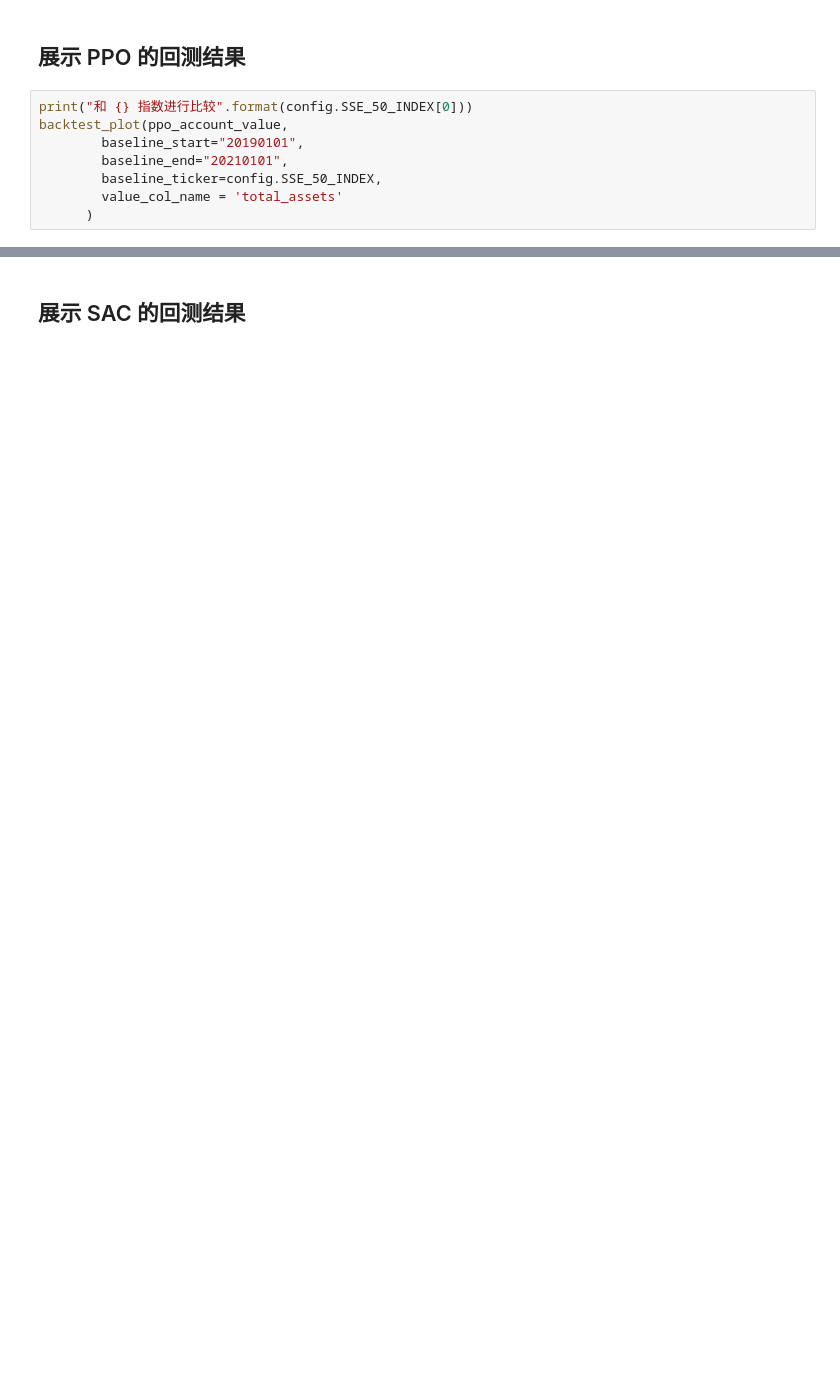
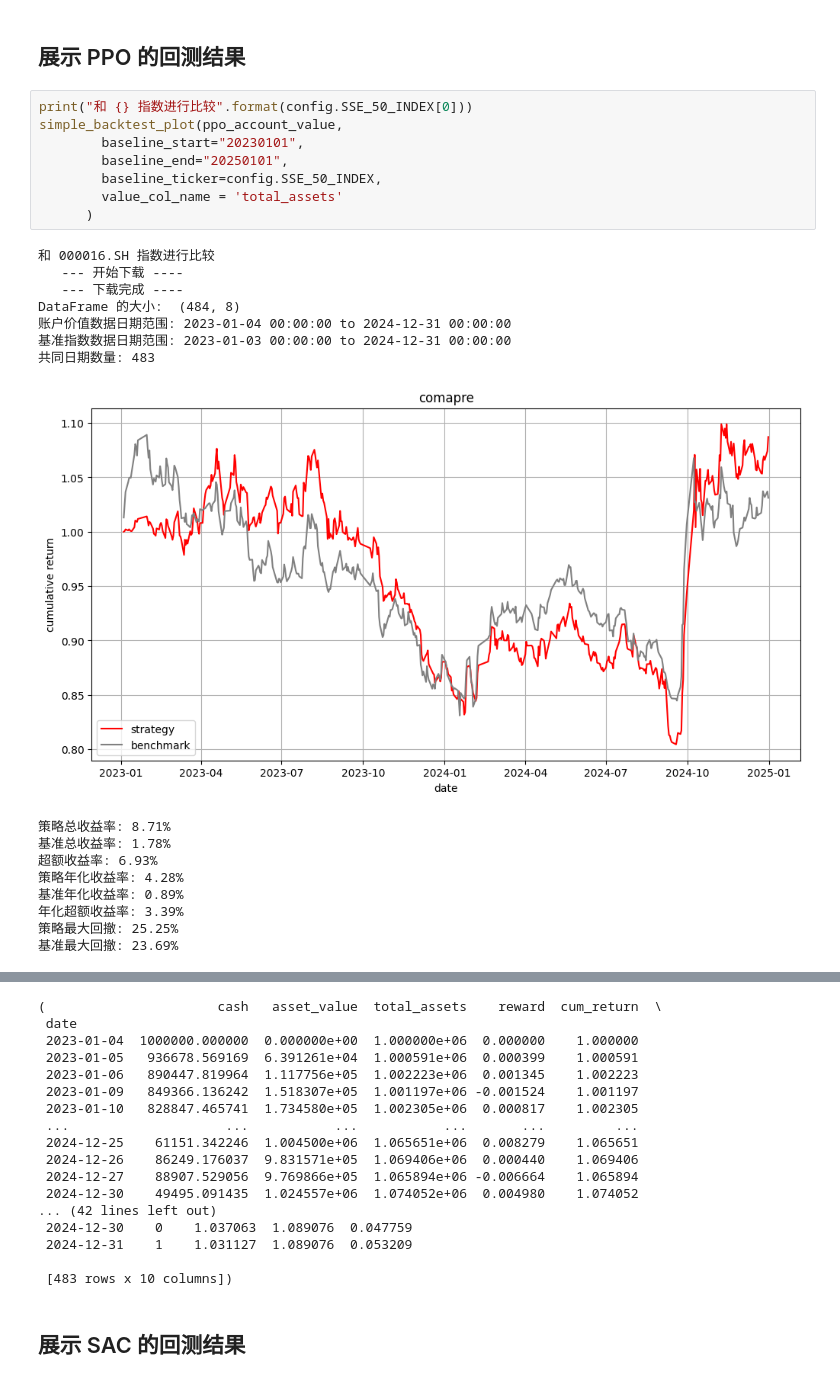
Before and after one commit to liuandian/rl-stock, a Jupyter notebook: plot_traded_result.ipynb, the cells around one changed output, grey strips where cells are left out. Saved outputs shown, nothing was run; the diff lists cells and outputs as text; blank space fills up the shorter version.

```diff
--- a/plot_traded_result.ipynb
+++ b/plot_traded_result.ipynb
@@ -125,9 +187,26 @@ backtest_plot(ddpg_account_value,
 ## 展示 PPO 的回测结果
 # %%
 print("和 {} 指数进行比较".format(config.SSE_50_INDEX[0]))
-backtest_plot(ppo_account_value,
-        baseline_start="20190101",
-        baseline_end="20210101",
+simple_backtest_plot(ppo_account_value,
+        baseline_start="20230101",
+        baseline_end="20250101",
         baseline_ticker=config.SSE_50_INDEX,
         value_col_name = 'total_assets'
       )
+# %% [output]
+和 000016.SH 指数进行比较
+   --- 开始下载 ----
+   --- 下载完成 ----
+DataFrame 的大小:  (484, 8)
+账户价值数据日期范围: 2023-01-04 00:00:00 to 2024-12-31 00:00:00
+基准指数数据日期范围: 2023-01-03 00:00:00 to 2024-12-31 00:00:00
+共同日期数量: 483
+[figure, added]
+策略总收益率: 8.71%
+基准总收益率: 1.78%
+超额收益率: 6.93%
+策略年化收益率: 4.28%
+基准年化收益率: 0.89%
+年化超额收益率: 3.39%
+策略最大回撤: 25.25%
+基准最大回撤: 23.69%
@@ -134,3 +214,20 @@ backtest_plot(ppo_account_value,
+(                      cash   asset_value  total_assets    reward  cum_return  \
+ date
+ 2023-01-04  1000000.000000  0.000000e+00  1.000000e+06  0.000000    1.000000
+ 2023-01-05   936678.569169  6.391261e+04  1.000591e+06  0.000399    1.000591
+ 2023-01-06   890447.819964  1.117756e+05  1.002223e+06  0.001345    1.002223
+ 2023-01-09   849366.136242  1.518307e+05  1.001197e+06 -0.001524    1.001197
+ 2023-01-10   828847.465741  1.734580e+05  1.002305e+06  0.000817    1.002305
+ ...                    ...           ...           ...       ...         ...
+ 2024-12-25    61151.342246  1.004500e+06  1.065651e+06  0.008279    1.065651
+ 2024-12-26    86249.176037  9.831571e+05  1.069406e+06  0.000440    1.069406
+ 2024-12-27    88907.529056  9.769866e+05  1.065894e+06 -0.006664    1.065894
+ 2024-12-30    49495.091435  1.024557e+06  1.074052e+06  0.004980    1.074052
+... (42 lines left out)
+ 2024-12-30    0    1.037063  1.089076  0.047759
+ 2024-12-31    1    1.031127  1.089076  0.053209
+
+ [483 rows x 10 columns])
 # %% [markdown]
 ## 展示 SAC 的回测结果
 # %%
```
Also changed, not shown: parts of 14 cells of this notebook, 17 other files.
